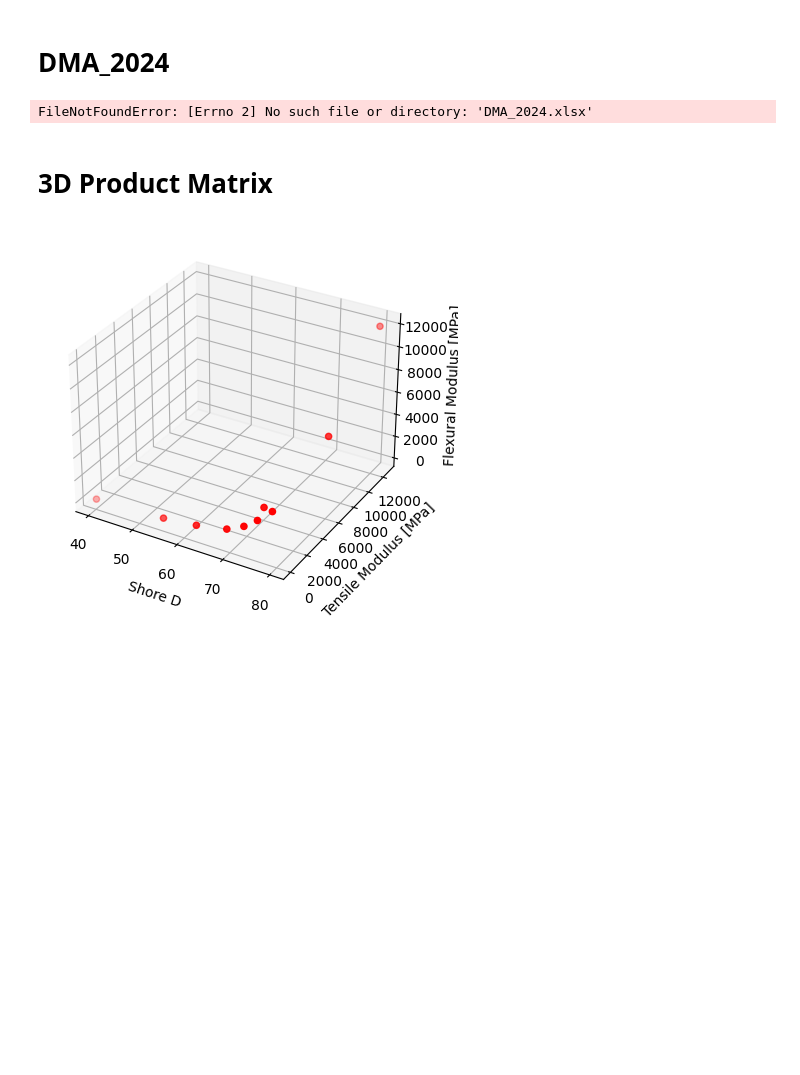
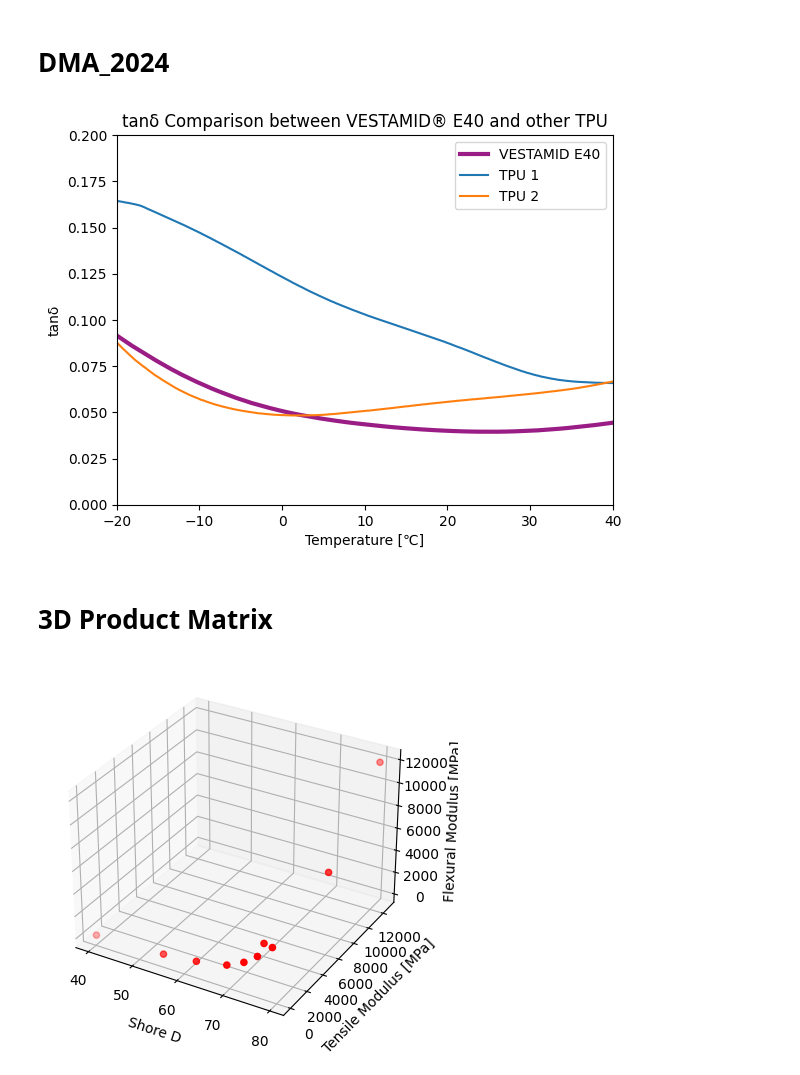
Before and after one commit to zhongma95/Python, a Jupyter notebook: Data Visualization.ipynb, the cells around one changed output. Saved outputs shown, nothing was run; the diff lists cells and outputs as text; code cells hidden in the pictures; blank space fills up the shorter version.

```diff
--- a/Data Visualization.ipynb
+++ b/Data Visualization.ipynb
@@ -7,40 +7,41 @@ import matplotlib.pyplot as plt
 import numpy as np
 import pandas as pd
 
-df1 = pd.read_excel('DMA_2024.xlsx', sheet_name='VESTAMID E40')
-df2 = pd.read_excel('DMA_2024.xlsx', sheet_name='COVESTRO 83095')
-df3 = pd.read_excel('DMA_2024.xlsx', sheet_name='TPU 2006')
+
+df1 = pd.read_excel('https://github.com/zhongma95/Python/raw/main/DMA_2024.xlsx', sheet_name='VESTAMID E40')
+df2 = pd.read_excel('https://github.com/zhongma95/Python/raw/main/DMA_2024.xlsx', sheet_name='COVESTRO 83095')
+df3 = pd.read_excel('https://github.com/zhongma95/Python/raw/main/DMA_2024.xlsx', sheet_name='TPU 2006')
 
 
 x1 = df1['Temp.']
 y1 = df1['tanδ']
 
 x2 = df2['Temp.']
 y2 = df2['tanδ']
 
 x3 = df3['Temp.']
 y3 = df3['tanδ']
 
 '''
 plt.plot(x1,y1, label='VESTAMID E40', color='#991d85')
 plt.plot(x2,y2, label='COVESTRO 83095')
 plt.plot(x3,y3, label='TPU 2006')
 '''
-plt.plot(x1,y1, label='VESTAMID E40', color='#991d85', linewidth=2.5)
+plt.plot(x1,y1, label='VESTAMID E40', color='#991d85', linewidth=3)
 plt.plot(x2,y2, label='TPU 1')
 plt.plot(x3,y3, label='TPU 2')
 
 
 plt.xlim(-20, 40)
 plt.ylim(0, 0.2)
 
 plt.title('tanδ Comparison between VESTAMID® E40 and other TPU')
 plt.xlabel('Temperature [℃]')
 plt.ylabel('tanδ')
 plt.legend()
 plt.show()
 # %% [output]
-FileNotFoundError: [Errno 2] No such file or directory: 'DMA_2024.xlsx'
+[figure, added]
 # %% [markdown]
 # 3D Product Matrix
 # %%
```
